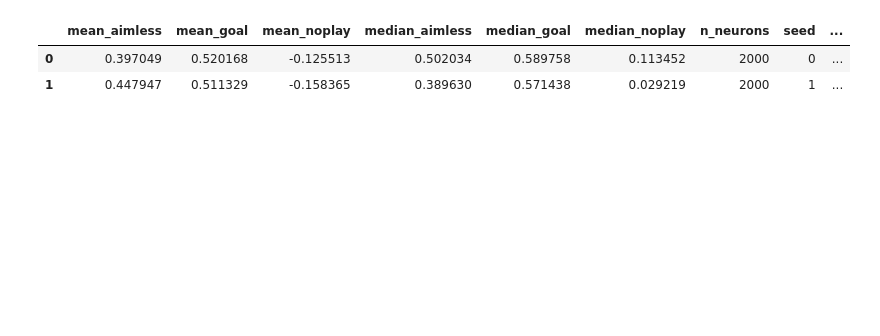
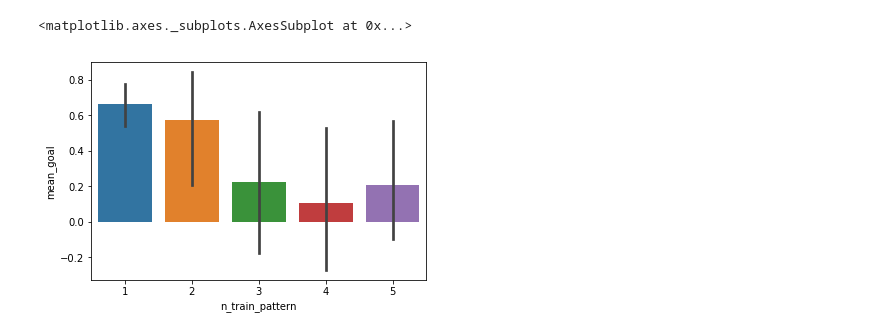
Before and after one commit to maddybartlett/NEN001, a Jupyter notebook: PatternInterpolationPCA-pytry.ipynb, the cells around one changed output. Drawn from its saved outputs; the diff is of its cells as text; code cells hidden in the pictures; blank space fills up the shorter version.

```diff
--- a/PatternInterpolationPCA-pytry.ipynb
+++ b/PatternInterpolationPCA-pytry.ipynb
@@ -334,3 +340,4 @@ print(list(data))
 # %%
 import pandas
-df = pandas.DataFrame(pytry.read('basic_experiment'))
+df = pandas.DataFrame(pytry.read('vary_n_train_pattern'))
+df
@@ -337,6 +362,5 @@ df = pandas.DataFrame(pytry.read('basic_experiment'))
-# %%
-df
-# %% [output]
-|  | mean_aimless | mean_goal | mean_noplay | median_aimless | median_goal | median_noplay | n_neurons | seed | ... |
-| 0 | 0.397049 | 0.520168 | -0.125513 | 0.502034 | 0.589758 | 0.113452 | 2000 | 0 | ... |
-| 1 | 0.447947 | 0.511329 | -0.158365 | 0.389630 | 0.571438 | 0.029219 | 2000 | 1 | ... |
+# %%
+seaborn.barplot('n_train_pattern', 'mean_goal', data=df)
+# %% [output]
+<matplotlib.axes._subplots.AxesSubplot at 0x...>
+[figure, added]
```
Also changed, not shown: parts of 18 cells of this notebook.
